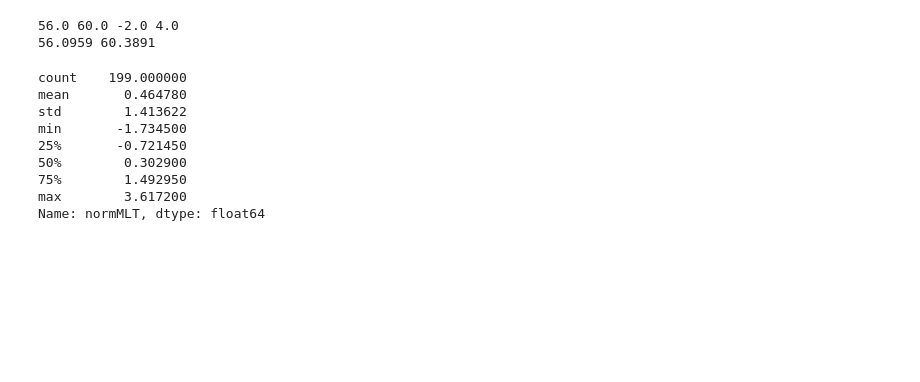
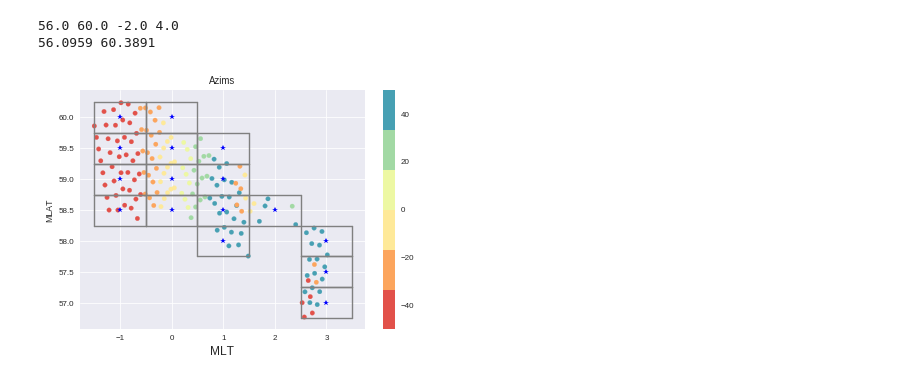
Before and after one commit to bharatreddy/indsvels, a Jupyter notebook: ipy/lshell-test.ipynb, the cells around one changed output. Cells and saved outputs as stored; diff of their text form; code cells hidden in the pictures; blank space fills up the shorter version.

```diff
--- a/ipy/lshell-test.ipynb
+++ b/ipy/lshell-test.ipynb
@@ -17,6 +18,9 @@ maxcutOffLosVel = 2000.
 mincutOffspWdth = 100.
 maxcutOffspWdth = 500.
 minCutOffPwr = 3.
+gridSizenormMLT = 0.5
+gridSizeMLAT = 0.25
+minNumPntsCutoffCell = 5 # Somewhat arbitrary determination!!
 # %%
 inpCols = [ "beam", "range", "geoAzm", "magAzm", "vLos"\
            , "MLAT", "MLT", "MLON", "GLAT", "GLON", "radId"\
@@ -73,25 +77,52 @@ fig1.savefig("../figs/lShellVelsAzims.pdf",bbox_inches='tight')
 # %% [output]
 [figure]
 # %%
+# We'll work on a creating a grid.
 minLat = round( velsDataDF["MLAT"].min() )
 maxLat = round( velsDataDF["MLAT"].max() )
-minMLT = round( velsDataDF["normMLT"].min() )
-maxMLT = round( velsDataDF["normMLT"].max() )
-print minLat, maxLat, minMLT, maxMLT
+minnormMLT = round( velsDataDF["normMLT"].min() )
+maxnormMLT = round( velsDataDF["normMLT"].max() )
+print minLat, maxLat, minnormMLT, maxnormMLT
 print "56.0959 60.3891"
 # %% [output]
 56.0 60.0 -2.0 4.0
 56.0959 60.3891
-# %%
-velsDataDF["normMLT"].describe()
-# print velsDataDF["normMLT"].min(), velsDataDF["normMLT"].max()
-# %% [output]
-count    199.000000
-mean       0.464780
-std        1.413622
-min       -1.734500
-25%       -0.721450
-50%        0.302900
-75%        1.492950
-max        3.617200
-Name: normMLT, dtype: float64
+# %%
+sns.set_style("darkgrid")
+sns.set_context("paper")
+seaMap = ListedColormap(sns.color_palette("Spectral"))
+# Plot using matplotlib
+fig1 = plt.figure()
+ax = fig1.add_subplot(111)
+# velsDataDF.plot( kind='scatter',
+#               x='normMLT',
+#               y='MLAT',
+#               c='magAzm',
+#               s=20., cmap=seaMap, ax=ax)
+ax.set_ylabel("MLAT")
+ax.set_xlabel("MLT", fontsize=12)
+ax.set_title( "Azims" )
+
+for la in numpy.arange( minLat, maxLat+1, gridSizeMLAT*2 ):
+    for ml in numpy.arange( minnormMLT, maxnormMLT+1, gridSizenormMLT*2 ):
+        dfSel = velsDataDF[ (velsDataDF["MLAT"] >= la - gridSizeMLAT) &\
+                              (velsDataDF["MLAT"] < la + gridSizeMLAT) &\
+                            (velsDataDF["normMLT"] >= ml - gridSizenormMLT) &\
+                              (velsDataDF["normMLT"] < ml + gridSizenormMLT)]
+        if dfSel.shape[0] > minNumPntsCutoffCell:
+            im = ax.scatter( dfSel["normMLT"], dfSel["MLAT"], s=20.,\
+                           c=dfSel["magAzm"], marker = 'o', cmap = seaMap, vmin=-50, vmax=50 )
+            ax.plot( ml, la, 'b*' )
+            ax.plot( [ ml - gridSizenormMLT, ml - gridSizenormMLT ], \
+                [ la - gridSizeMLAT, la + gridSizeMLAT ], '0.5' )
+            ax.plot( [ ml - gridSizenormMLT, ml+gridSizenormMLT ], \
+                    [ la - gridSizeMLAT, la - gridSizeMLAT ], '0.5' )
+
+            ax.plot( [ ml - gridSizenormMLT, ml+gridSizenormMLT ], \
+                    [ la + gridSizeMLAT, la + gridSizeMLAT ], '0.5' )
+            ax.plot( [ ml+gridSizenormMLT, ml+gridSizenormMLT ], \
+                    [ la - gridSizeMLAT, la + gridSizeMLAT ], '0.5' )
+fig1.colorbar(im)
+fig1.savefig("../figs/lShellAzmisgridded.pdf",bbox_inches='tight')
+# %% [output]
+[figure, added]
```
Also changed, not shown: parts of 4 cells of this notebook, 7 other files.
